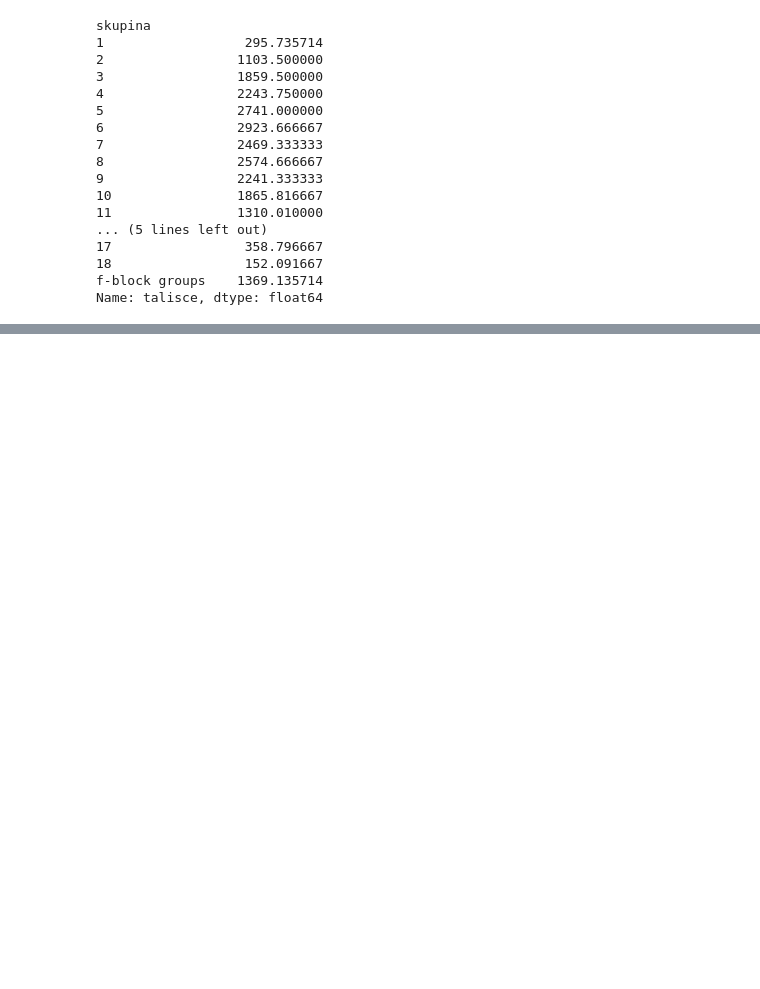
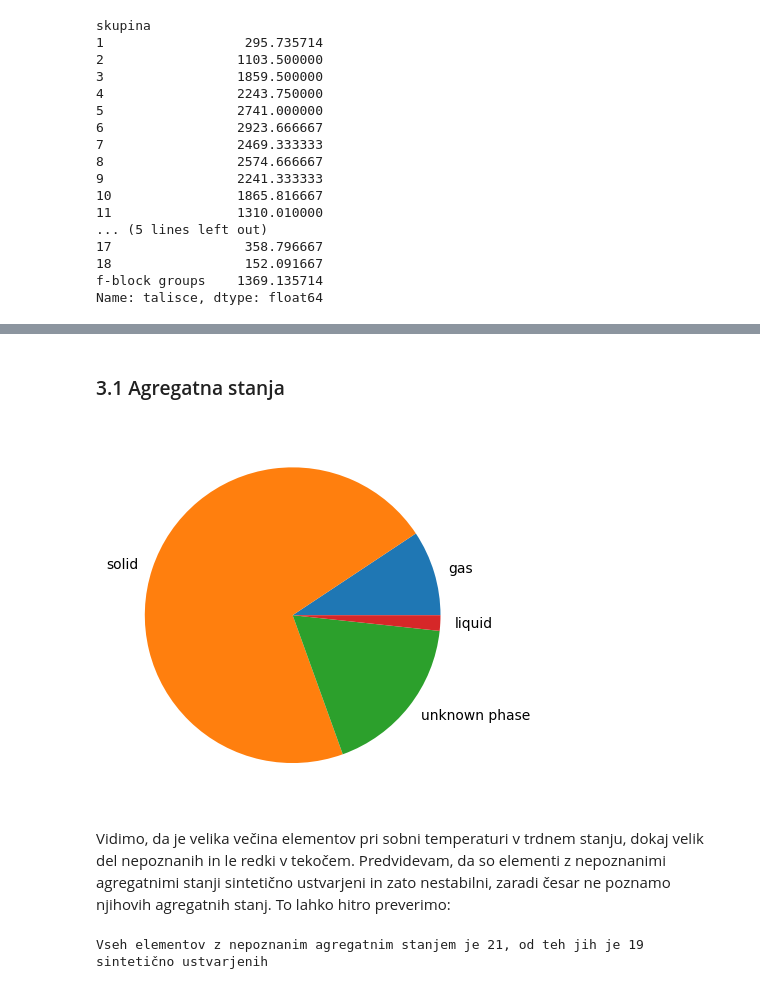
Before and after one commit to Filip-Vavtar/ProjektnaNaloga, a Jupyter notebook: analiza_podatkov.ipynb, the cells around one changed output, grey strips where cells are left out. Drawn from its saved outputs; the diff is of its cells as text; code cells hidden in the pictures; blank space fills up the shorter version.

```diff
--- a/analiza_podatkov.ipynb
+++ b/analiza_podatkov.ipynb
@@ -158,0 +199,38 @@ plt.show()
+# %%
+def prestej(stolpec):
+    pojavitve = {}
+    for x in stolpec:
+        if x in pojavitve:
+            pojavitve[x] += 1
+        else:
+            pojavitve[x] = 1
+    imena = []
+    vrednosti = []
+    for x,y in pojavitve.items():
+        imena.append(x)
+        vrednosti.append(y)
+    return imena, vrednosti
+# %% [markdown]
+### 3.1 Agregatna stanja
+# %%
+imena, vrednosti = prestej(data.agregatno)
+
+plt.pie(vrednosti, labels = imena)
+plt.show()
+# %% [output]
+[figure, added]
+# %% [markdown]
+Vidimo, da je velika večina elementov pri sobni temperaturi v trdnem stanju, dokaj velik del nepoznanih in le redki v tekočem. Predvidevam, da so elementi z nepoznanimi agregatnimi stanji sintetično ustvarjeni in zato nestabilni, zaradi česar ne poznamo njihovih agregatnih stanj.
+To lahko hitro preverimo:
+# %%
+unknown = 0
+ujema = 0
+for i in range(len(data.agregatno)):
+    if data.agregatno[i] == 'unknown phase':
+        unknown += 1
+    if data.agregatno[i] == 'unknown phase' and data.izvor[i] == 'synthetic':
+        ujema += 1
+
+print(f'Vseh elementov z nepoznanim agregatnim stanjem je {unknown}, od teh jih je {ujema} sintetično ustvarjenih')
+# %% [output]
+Vseh elementov z nepoznanim agregatnim stanjem je 21, od teh jih je 19 sintetično ustvarjenih
```
Also changed, not shown: parts of 27 cells of this notebook, 2 other files.
